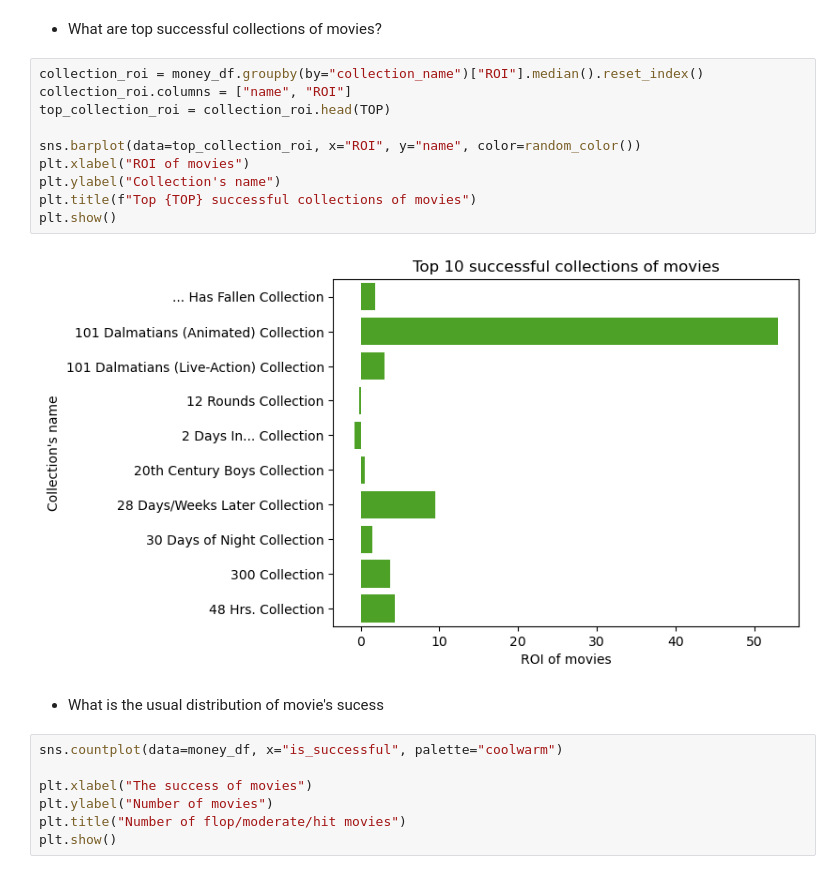
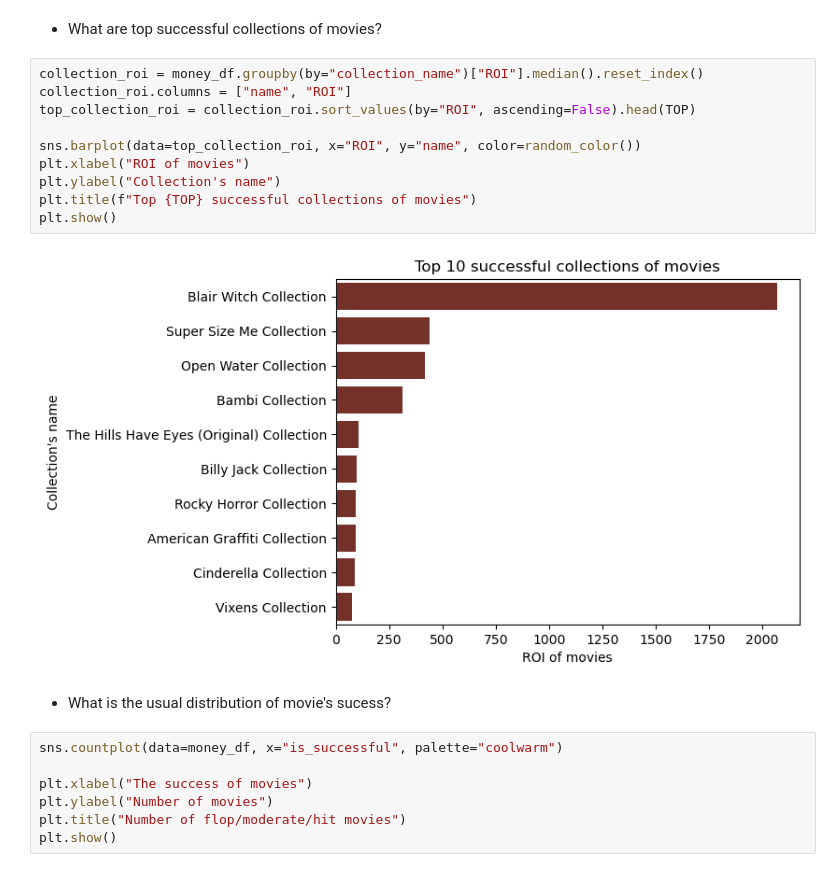
Before and after one commit to Duyduide/Movie-recommendation, a Jupyter notebook: notebooks/regression/EDA.ipynb, the cells around one changed output. Cells and saved outputs as stored; diff of their text form.

```diff
--- a/notebooks/02_regression.ipynb
+++ b/notebooks/regression/EDA.ipynb
@@ -1196,17 +1140,17 @@ plt.show()
 # %%
 collection_roi = money_df.groupby(by="collection_name")["ROI"].median().reset_index()
 collection_roi.columns = ["name", "ROI"]
-top_collection_roi = collection_roi.head(TOP)
+top_collection_roi = collection_roi.sort_values(by="ROI", ascending=False).head(TOP)
 
 sns.barplot(data=top_collection_roi, x="ROI", y="name", color=random_color())
 plt.xlabel("ROI of movies")
 plt.ylabel("Collection's name")
 plt.title(f"Top {TOP} successful collections of movies")
 plt.show()
 # %% [output]
-[figure, old version]
+[figure, new version]
 # %% [markdown]
-- What is the usual distribution of movie's sucess
+- What is the usual distribution of movie's sucess?
 # %%
 sns.countplot(data=money_df, x="is_successful", palette="coolwarm")
 
```
Also changed, not shown: parts of 22 cells of this notebook, 1 other file.
